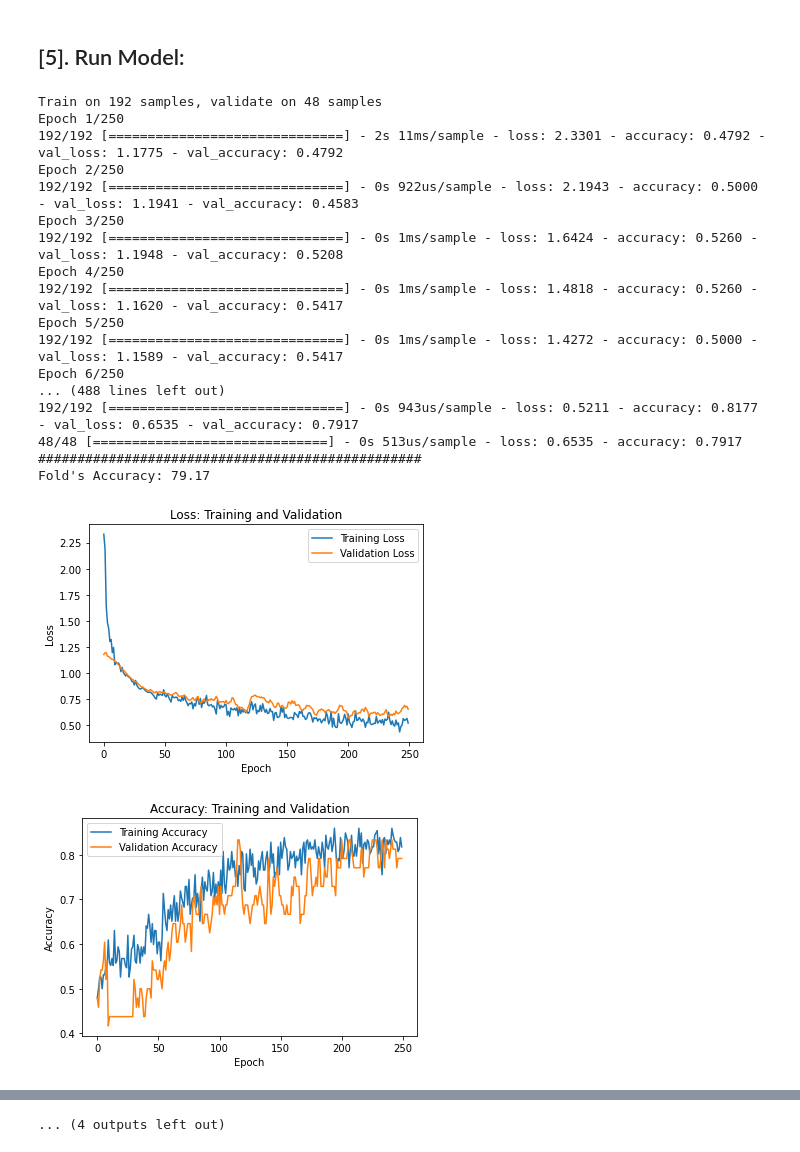
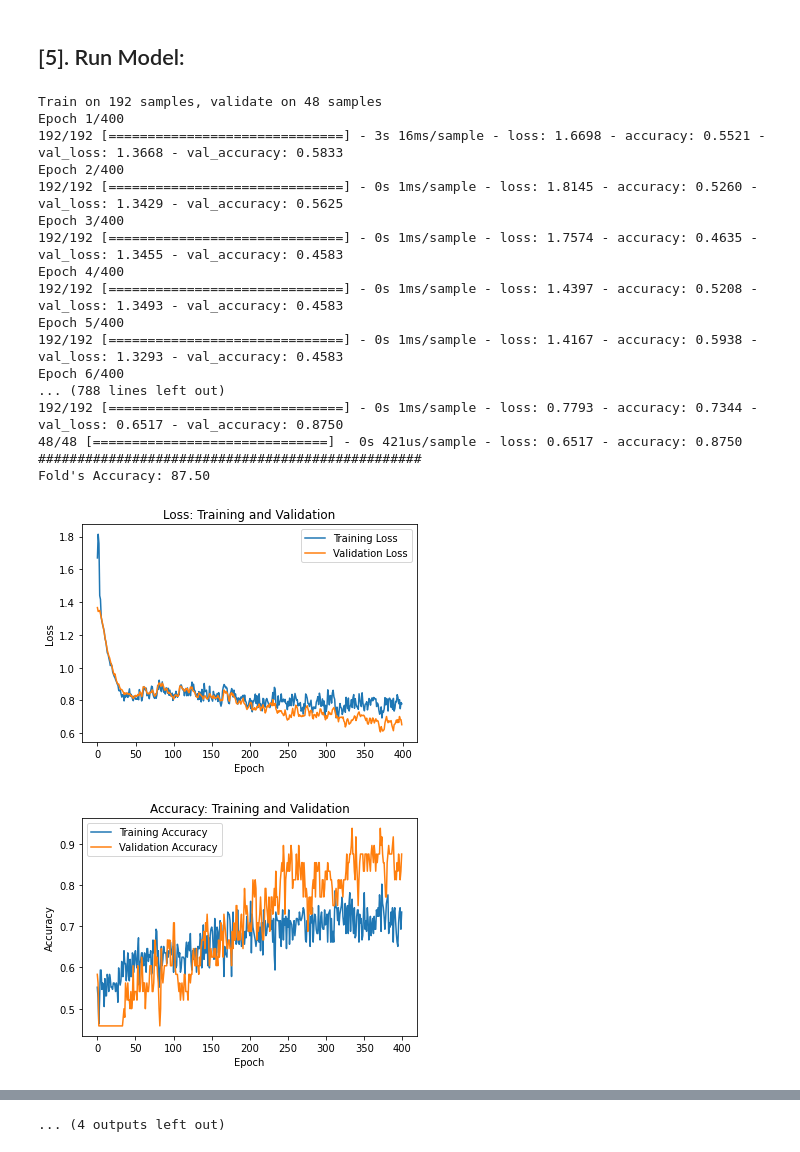
Before and after one commit to mrzResearchArena/Anticancer-Peptides-CNN, a Jupyter notebook: ACP-240.ipynb, the cells around one changed output, grey strips where cells are left out. Drawn from its saved outputs; the diff is of its cells as text; code cells hidden in the pictures.

```diff
--- a/ACP-240.ipynb
+++ b/ACP-240.ipynb
@@ -151,7 +151,7 @@ def Network():
     ### Head-1:
     input1 = Input(shape=X1[0].shape)
 
-    x = Conv1D(filters=10, kernel_size=4, padding='same', data_format='channels_first', activation='relu',)(input1)
+    x = Conv1D(filters=10, kernel_size=4, padding='same', activation='relu', kernel_regularizer=l2(l=0.01))(input1)
     x = BatchNormalization()(x)
     x = Dropout(rate=0.80)(x)
 
@@ -165,7 +165,7 @@ def Network():
     ### Head-2:
     input2 = Input(shape=X2[0].shape)
 
-    x = Conv1D(filters=10, kernel_size=4, padding='same', data_format='channels_first',activation='relu',)(input2)
+    x = Conv1D(filters=10, kernel_size=4, padding='same', activation='relu', kernel_regularizer=l2(l=0.01))(input2)
     x = BatchNormalization()(x)
     x = Dropout(rate=0.80)(x)
 
@@ -195,7 +195,7 @@ def Network():
 
     output = Dense(units=8, activation='relu', kernel_regularizer=l2(l=0.01))(merge)
     output = BatchNormalization()(output)
-    output = Dropout(rate=0.7)(output)
+    output = Dropout(rate=0.80)(output)
 
     output = Dense(units=2, activation='softmax')(output)
 
@@ -242,22 +242,17 @@ ________________________________________________________________________________
 # %% [markdown]
 ## [5]. Run Model:
 # %%
-setEpochNumber     = 250     # 2,500 performed well.
+setEpochNumber     = 400     # 250 performed well.
 setBatchSizeNumber = 8
 ####################################################
 
-cv = KFold(n_splits=5, shuffle=True)
+cv = KFold(n_splits=5, shuffle=True, random_state=101)
 
 Accuracy = []
 Sensitivity = []
 Specificity = []
 Precision = []
 MCC = []
-
-# CM = np.array([
-#      [0, 0],
-#      [0, 0],
-# ], dtype=int)
 
 for train, test in cv.split(Y):
 
@@ -280,49 +275,49 @@ for train, test in cv.split(Y):
     Yactual = Y[test,:].argmax(axis=1)
     Yp = model.predict([X1[test,:,:], X2[test,:,:], X3[test,:,:]])
     Yp = Yp.argmax(axis=1)
 
     CM = confusion_matrix(y_pred=Yp, y_true=Yactual)
     TN, FP, FN, TP = CM.ravel()
 
     MCC.append(matthews_corrcoef(y_true=Yactual, y_pred=Yp))
     Sensitivity.append( TP / (TP + FN) )
     Specificity.append( TN / (TN + FP) )
     Precision.append(precision_score(y_true=Yactual, y_pred=Yp))
 
 
     # Performance Plot
     print('#################################################')
     print('Fold\'s Accuracy: {:.2f}'.format(accuracy[1]*100.0))
     lossPlot(results)
     accuracyPlot(results)
     print('#################################################')
 #end-for
 
 print(Accuracy)
 print('Accuracy: {:.2f}'.format(np.sum(Accuracy)/5.0))
 print('Sensitivity: {0:.4f}'.format(np.sum(Sensitivity)/5.00))
 print('Specificity: {0:.4f}'.format(np.sum(Specificity)/5.00))
 print('MCC: {0:.4f}'.format(np.sum(MCC)/5.00))
 print('Precision: {0:.4f}'.format(np.sum(Precision)/5.00))
 # %% [output]
 Train on 192 samples, validate on 48 samples
-Epoch 1/250
-192/192 [==============================] - 2s 11ms/sample - loss: 2.3301 - accuracy: 0.4792 - val_loss: 1.1775 - val_accuracy: 0.4792
-Epoch 2/250
-192/192 [==============================] - 0s 922us/sample - loss: 2.1943 - accuracy: 0.5000 - val_loss: 1.1941 - val_accuracy: 0.4583
-Epoch 3/250
-192/192 [==============================] - 0s 1ms/sample - loss: 1.6424 - accuracy: 0.5260 - val_loss: 1.1948 - val_accuracy: 0.5208
-Epoch 4/250
-192/192 [==============================] - 0s 1ms/sample - loss: 1.4818 - accuracy: 0.5260 - val_loss: 1.1620 - val_accuracy: 0.5417
-Epoch 5/250
-192/192 [==============================] - 0s 1ms/sample - loss: 1.4272 - accuracy: 0.5000 - val_loss: 1.1589 - val_accuracy: 0.5417
-Epoch 6/250
-... (488 lines left out)
-192/192 [==============================] - 0s 943us/sample - loss: 0.5211 - accuracy: 0.8177 - val_loss: 0.6535 - val_accuracy: 0.7917
-48/48 [==============================] - 0s 513us/sample - loss: 0.6535 - accuracy: 0.7917
+Epoch 1/400
+192/192 [==============================] - 3s 16ms/sample - loss: 1.6698 - accuracy: 0.5521 - val_loss: 1.3668 - val_accuracy: 0.5833
+Epoch 2/400
+192/192 [==============================] - 0s 1ms/sample - loss: 1.8145 - accuracy: 0.5260 - val_loss: 1.3429 - val_accuracy: 0.5625
+Epoch 3/400
+192/192 [==============================] - 0s 1ms/sample - loss: 1.7574 - accuracy: 0.4635 - val_loss: 1.3455 - val_accuracy: 0.4583
+Epoch 4/400
+192/192 [==============================] - 0s 1ms/sample - loss: 1.4397 - accuracy: 0.5208 - val_loss: 1.3493 - val_accuracy: 0.4583
+Epoch 5/400
+192/192 [==============================] - 0s 1ms/sample - loss: 1.4167 - accuracy: 0.5938 - val_loss: 1.3293 - val_accuracy: 0.4583
+Epoch 6/400
+... (788 lines left out)
+192/192 [==============================] - 0s 1ms/sample - loss: 0.7793 - accuracy: 0.7344 - val_loss: 0.6517 - val_accuracy: 0.8750
+48/48 [==============================] - 0s 421us/sample - loss: 0.6517 - accuracy: 0.8750
 #################################################
-Fold's Accuracy: 79.17
+Fold's Accuracy: 87.50
-[figure, old version]
+[figure, new version]
-[figure, old version]
+[figure, new version]
 #################################################
 Train on 192 samples, validate on 48 samples
```
Also changed, not shown: parts of 2 cells of this notebook.
